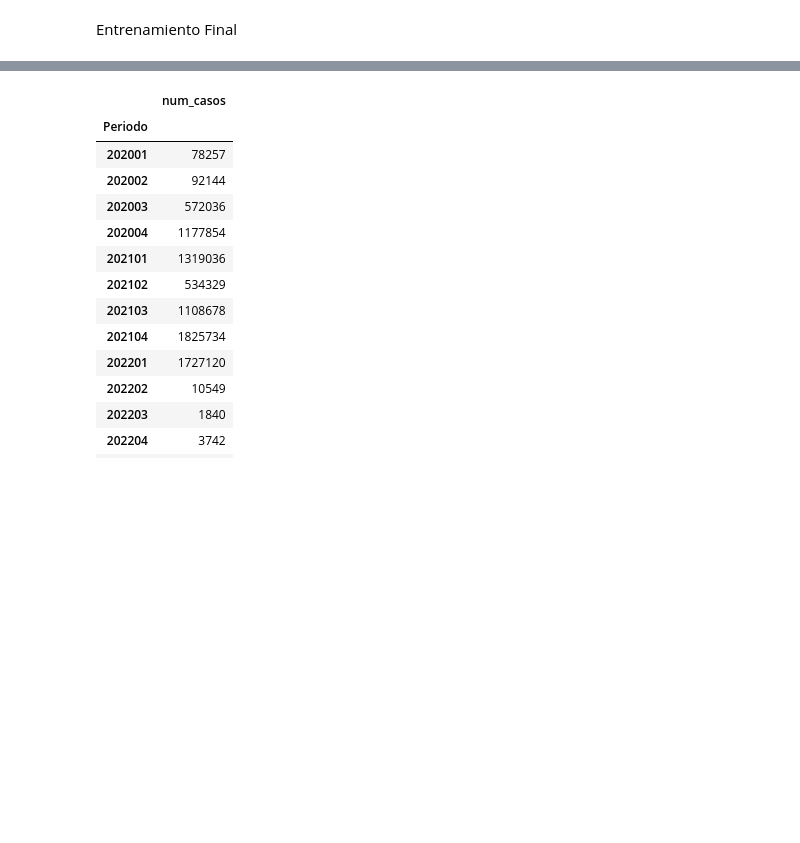
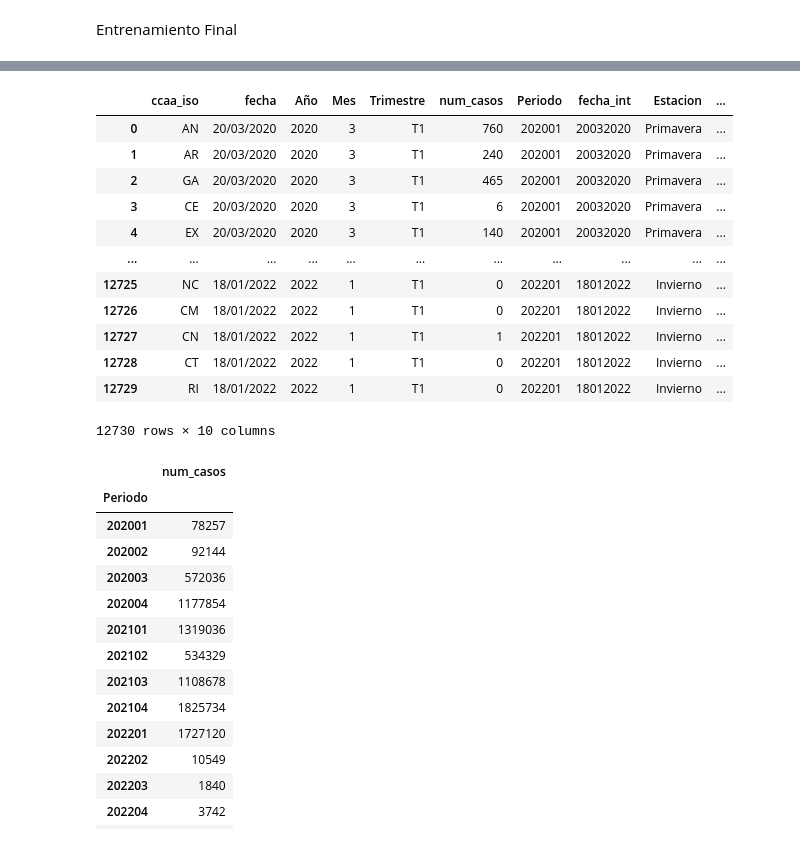
Before and after one commit to huezodaniel/TFM, a Jupyter notebook: ModeloCovid.ipynb, the cells around one changed output, grey strips where cells are left out. Saved outputs shown, nothing was run; the diff lists cells and outputs as text; code cells hidden in the pictures; blank space fills up the shorter version.

```diff
--- a/ModeloCovid.ipynb
+++ b/ModeloCovid.ipynb
@@ -439,0 +451,21 @@ array([    0,    46,    49,    54,    41,    37,     1,    21,    25,
+# %%
+dataCasosConEstacion = pd.merge(dataCasos,estaciones, on="fecha_int")
+dataCasosConEstacion = dataCasosConEstacion.rename(columns={"fecha_x":"fecha"})
+dataCasosConEstacion = dataCasosConEstacion[['ccaa_iso', 'fecha', 'Año', 'Mes', 'Trimestre', 'num_casos',
+        'Periodo', 'fecha_int', 'Estacion',
+       'Curso Lectivo']]
+dataCasosConEstacion
+# %% [output]
+|  | ccaa_iso | fecha | Año | Mes | Trimestre | num_casos | Periodo | fecha_int | Estacion | ... |
+| 0 | AN | 20/03/2020 | 2020 | 3 | T1 | 760 | 202001 | 20032020 | Primavera | ... |
+| 1 | AR | 20/03/2020 | 2020 | 3 | T1 | 240 | 202001 | 20032020 | Primavera | ... |
+| 2 | GA | 20/03/2020 | 2020 | 3 | T1 | 465 | 202001 | 20032020 | Primavera | ... |
+| 3 | CE | 20/03/2020 | 2020 | 3 | T1 | 6 | 202001 | 20032020 | Primavera | ... |
+| 4 | EX | 20/03/2020 | 2020 | 3 | T1 | 140 | 202001 | 20032020 | Primavera | ... |
+| ... | ... | ... | ... | ... | ... | ... | ... | ... | ... | ... |
+| 12725 | NC | 18/01/2022 | 2022 | 1 | T1 | 0 | 202201 | 18012022 | Invierno | ... |
+| 12726 | CM | 18/01/2022 | 2022 | 1 | T1 | 0 | 202201 | 18012022 | Invierno | ... |
+| 12727 | CN | 18/01/2022 | 2022 | 1 | T1 | 1 | 202201 | 18012022 | Invierno | ... |
+| 12728 | CT | 18/01/2022 | 2022 | 1 | T1 | 0 | 202201 | 18012022 | Invierno | ... |
+| 12729 | RI | 18/01/2022 | 2022 | 1 | T1 | 0 | 202201 | 18012022 | Invierno | ... |
+12730 rows × 10 columns
```
Also changed, not shown: parts of 5 cells of this notebook, 15 other files.
